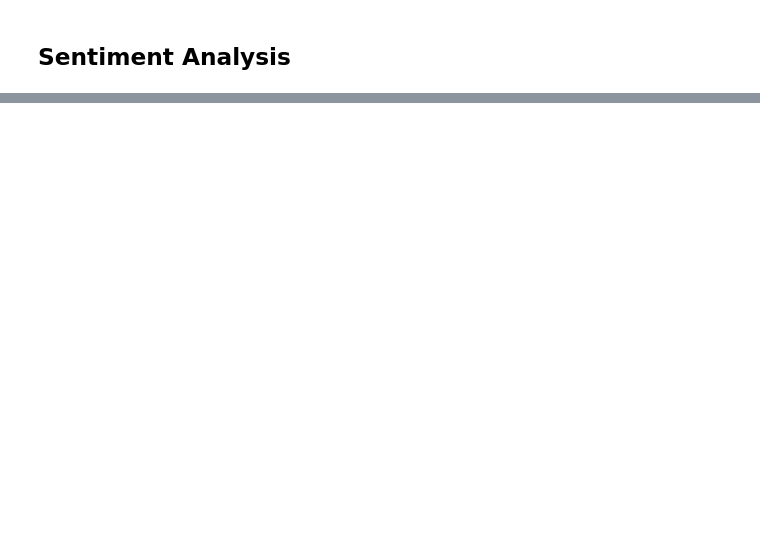
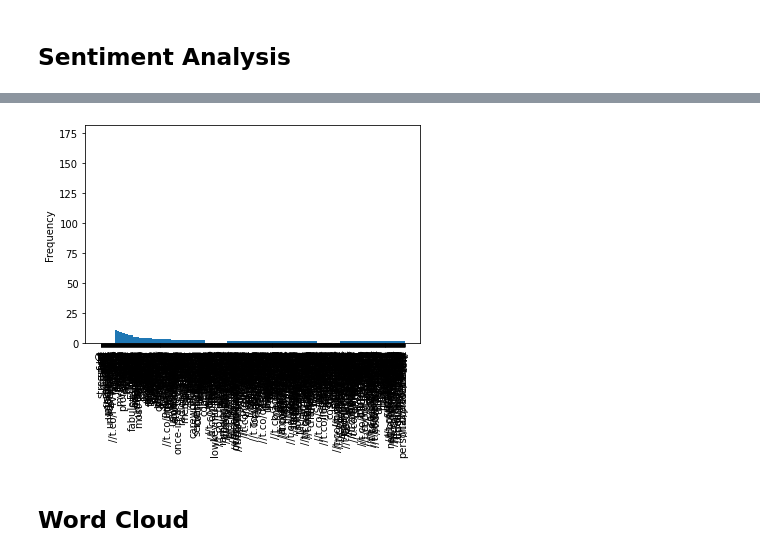
Before and after one commit to abdulfataiameen/2022-Tweet-Sentiment-Analysis, a Jupyter notebook: 2022_Sentiment_Analysis.ipynb, the cells around one changed output, grey strips where cells are left out. Saved outputs shown, nothing was run; the diff lists cells and outputs as text; code cells hidden in the pictures; blank space fills up the shorter version.

```diff
--- a/2022_Sentiment_Analysis.ipynb
+++ b/2022_Sentiment_Analysis.ipynb
@@ -172,0 +219,16 @@ fig.show()
+# %%
+# Defining a function to extract the adjectives from a tweet
+def extract_adjectives(tweet):
+    # Tokenize the tweet
+    tokens = nltk.word_tokenize(tweet)
+
+    # Performing part-of-speech tagging on the tokens
+    pos_tags = nltk.pos_tag(tokens)
+
+    # Extracting the adjectives from the pos tags
+    adjectives = [word for word, pos in pos_tags if pos == 'JJ']
+
+    return adjectives
+
+# Applying the extract_adjectives function to the text column of the DataFrame and store the result in a new column
+df['adjectives'] = df['text'].apply(extract_adjectives)
@@ -172,0 +253,23 @@ fig.show()
+# %%
+import matplotlib.pyplot as plt
+
+# Getting the indices and values of the adjective counts
+adjective_counts = df['adjectives'].apply(pd.Series).stack().value_counts()
+adjective_indices = range(len(adjective_counts))
+adjective_values = adjective_counts.values
+
+# Creating the bar plot
+plt.bar(adjective_indices, adjective_values)
+
+# Setting the x-axis labels
+plt.xticks(adjective_indices, adjective_counts.index, rotation='vertical')
+
+# Setting the y-axis label
+plt.ylabel('Frequency')
+
+
+plt.show()
+# %% [output]
+[figure, added]
+# %% [markdown]
+## Word Cloud
```
Also changed, not shown: parts of 14 cells of this notebook.
